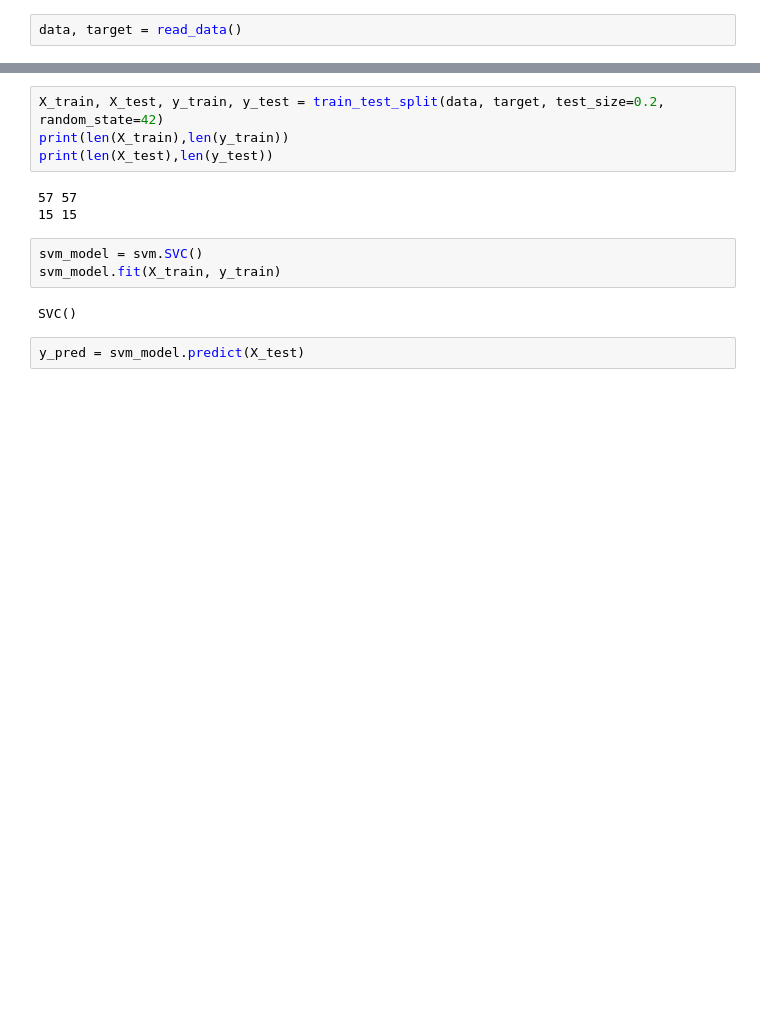
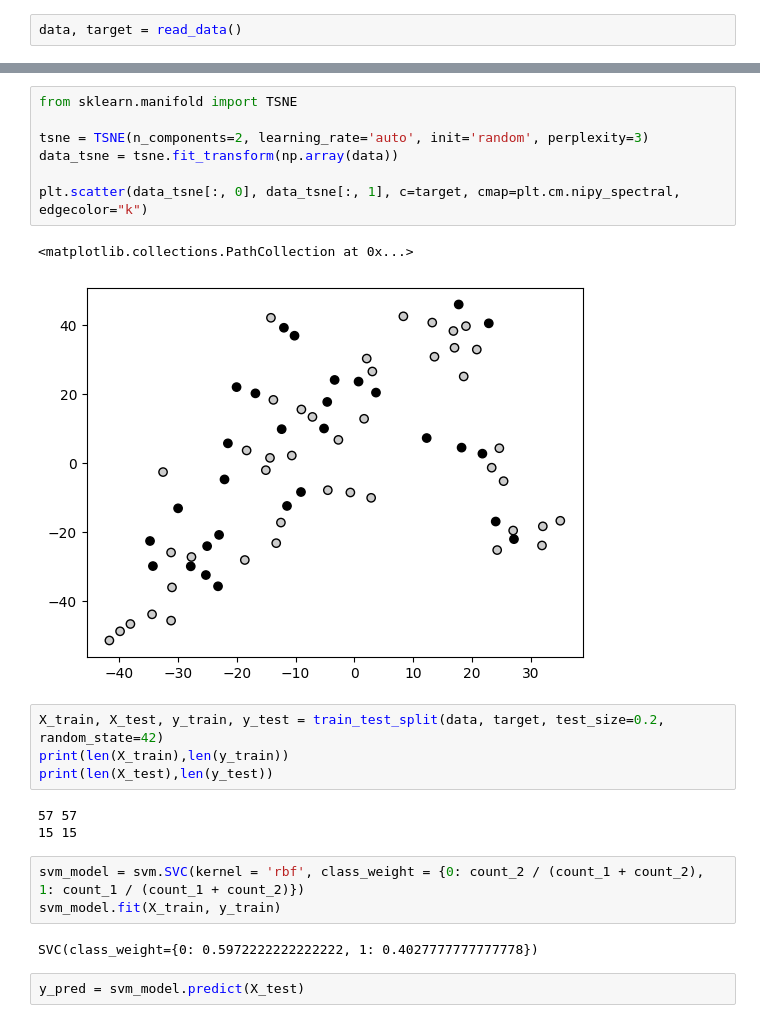
Before and after one commit to MichalZelasko/MLATNAN, a Jupyter notebook: ml.ipynb, the cells around one changed output, grey strips where cells are left out. Drawn from its saved outputs; the diff is of its cells as text; blank space fills up the shorter version.

```diff
--- a/ml.ipynb
+++ b/ml.ipynb
@@ -93,3 +108,13 @@ Count of 1: 43
+# %%
+from sklearn.manifold import TSNE
+
+tsne = TSNE(n_components=2, learning_rate='auto', init='random', perplexity=3)
+data_tsne = tsne.fit_transform(np.array(data))
+
+plt.scatter(data_tsne[:, 0], data_tsne[:, 1], c=target, cmap=plt.cm.nipy_spectral, edgecolor="k")
+# %% [output]
+<matplotlib.collections.PathCollection at 0x...>
+[figure, added]
 # %%
 X_train, X_test, y_train, y_test = train_test_split(data, target, test_size=0.2, random_state=42)
 print(len(X_train),len(y_train))
@@ -98,10 +123,10 @@ print(len(X_test),len(y_test))
 57 57
 15 15
 # %%
-svm_model = svm.SVC()
+svm_model = svm.SVC(kernel = 'rbf', class_weight = {0: count_2 / (count_1 + count_2), 1: count_1 / (count_1 + count_2)})
 svm_model.fit(X_train, y_train)
 # %% [output]
-SVC()
+SVC(class_weight={0: 0.5972222222222222, 1: 0.4027777777777778})
 # %%
 y_pred = svm_model.predict(X_test)
 # %%
```
Also changed, not shown: parts of 6 cells of this notebook.
